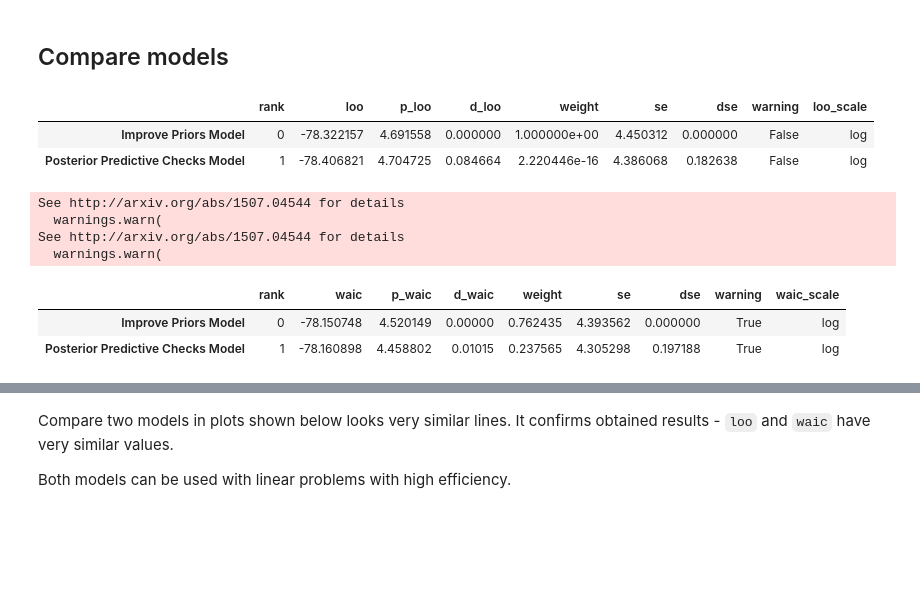
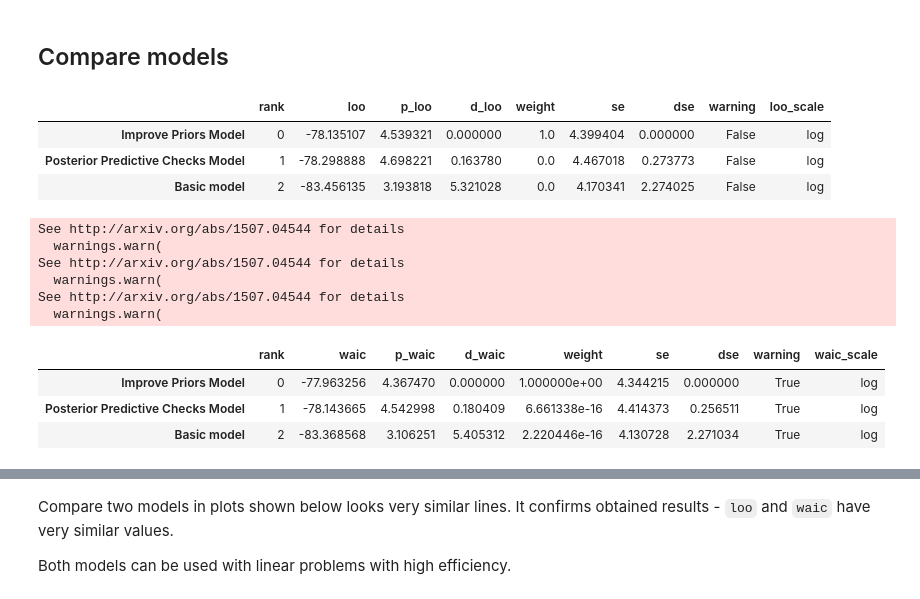
Before and after one commit to dominikwozniak/data-analytics, a Jupyter notebook: final/cars.ipynb, the cells around one changed output, grey strips where cells are left out. Drawn from its saved outputs; the diff is of its cells as text; code cells hidden in the pictures; blank space fills up the shorter version.

```diff
--- a/final/cars.ipynb
+++ b/final/cars.ipynb
@@ -169,0 +199,2 @@ def show_regression(alpha, beta, alpha_mean, beta_mean, x_min=-3, x_max=3):
+# %%
+model_basic = CmdStanModel(stan_file='stan/basic_model.stan')
@@ -169,0 +203,10 @@ def show_regression(alpha, beta, alpha_mean, beta_mean, x_min=-3, x_max=3):
+# %%
+N = data.shape[0]
+
+model_data = {
+    "mpg": data.mpg,
+    "weight_center": data.wt_center,
+    "N": N
+}
+# %%
+fit_basic = model_basic.sample(data=model_data)
@@ -525,34 +622,47 @@ fit_2 = az.from_cmdstanpy(
     posterior_predictive=["y_rep"],
     observed_data={"mpg": data['mpg']},
 )
+
+fit_3 = az.from_cmdstanpy(
+    posterior=fit_basic,
+    log_likelihood='log_lik',
+    posterior_predictive=["y_rep"],
+    observed_data={"mpg": data['mpg']},
+)
 # %%
 model_compare_loo = az.compare(dataset_dict ={
     'Posterior Predictive Checks Model':fit_1,
-    'Improve Priors Model':fit_2
+    'Improve Priors Model':fit_2,
+    'Basic model': fit_3
 })
 
 model_compare_loo
 # %% [output]
 |  | rank | loo | p_loo | d_loo | weight | se | dse | warning | loo_scale |
-| Improve Priors Model | 0 | -78.322157 | 4.691558 | 0.000000 | 1.000000e+00 | 4.450312 | 0.000000 | False | log |
-| Posterior Predictive Checks Model | 1 | -78.406821 | 4.704725 | 0.084664 | 2.220446e-16 | 4.386068 | 0.182638 | False | log |
+| Improve Priors Model | 0 | -78.135107 | 4.539321 | 0.000000 | 1.0 | 4.399404 | 0.000000 | False | log |
+| Posterior Predictive Checks Model | 1 | -78.298888 | 4.698221 | 0.163780 | 0.0 | 4.467018 | 0.273773 | False | log |
+| Basic model | 2 | -83.456135 | 3.193818 | 5.321028 | 0.0 | 4.170341 | 2.274025 | False | log |
 # %%
 model_compare_waic = az.compare(dataset_dict ={
     'Posterior Predictive Checks Model':fit_1,
-    'Improve Priors Model':fit_2
+    'Improve Priors Model':fit_2,
+    'Basic model': fit_3
     },
     ic='waic'
 )
 
 model_compare_waic
 # %% [output]
 See http://arxiv.org/abs/1507.04544 for details
   warnings.warn(
 See http://arxiv.org/abs/1507.04544 for details
   warnings.warn(
+See http://arxiv.org/abs/1507.04544 for details
+  warnings.warn(
 |  | rank | waic | p_waic | d_waic | weight | se | dse | warning | waic_scale |
-| Improve Priors Model | 0 | -78.150748 | 4.520149 | 0.00000 | 0.762435 | 4.393562 | 0.000000 | True | log |
-| Posterior Predictive Checks Model | 1 | -78.160898 | 4.458802 | 0.01015 | 0.237565 | 4.305298 | 0.197188 | True | log |
+| Improve Priors Model | 0 | -77.963256 | 4.367470 | 0.000000 | 1.000000e+00 | 4.344215 | 0.000000 | True | log |
+| Posterior Predictive Checks Model | 1 | -78.143665 | 4.542998 | 0.180409 | 6.661338e-16 | 4.414373 | 0.256511 | True | log |
+| Basic model | 2 | -83.368568 | 3.106251 | 5.405312 | 2.220446e-16 | 4.130728 | 2.271034 | True | log |
 # %%
 az.plot_compare(model_compare_loo)
 plt.show()
```
Also changed, not shown: parts of 34 cells of this notebook, 4 other files.
